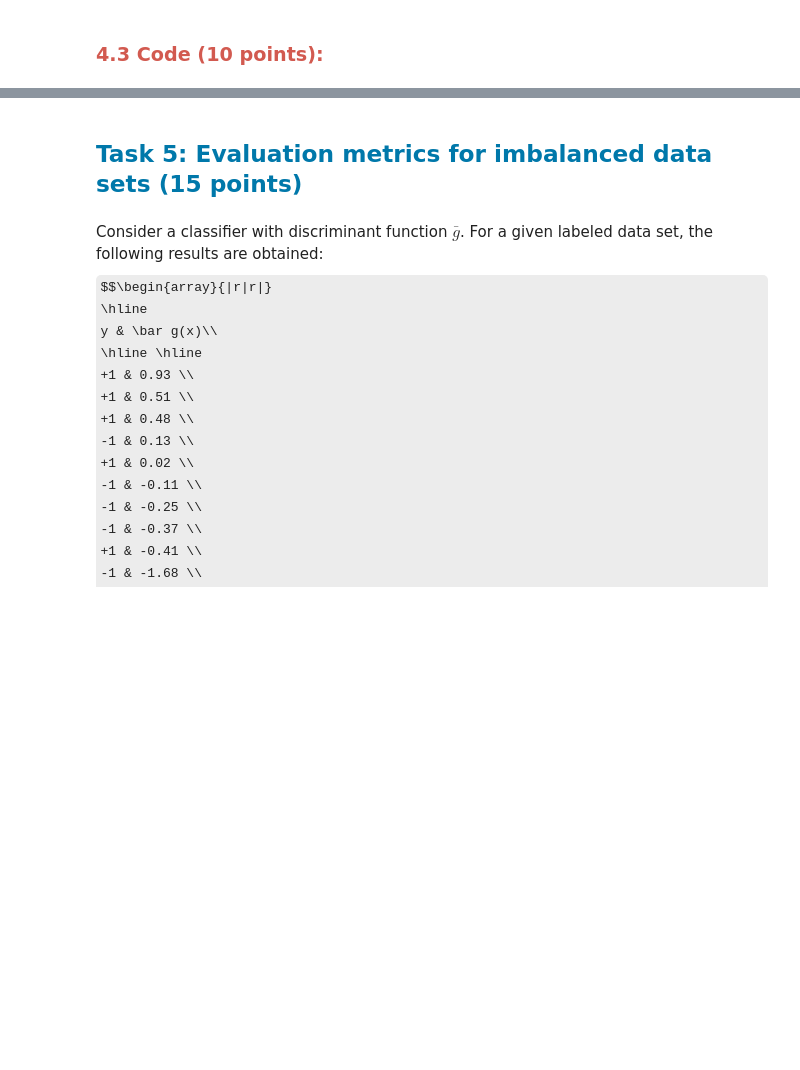
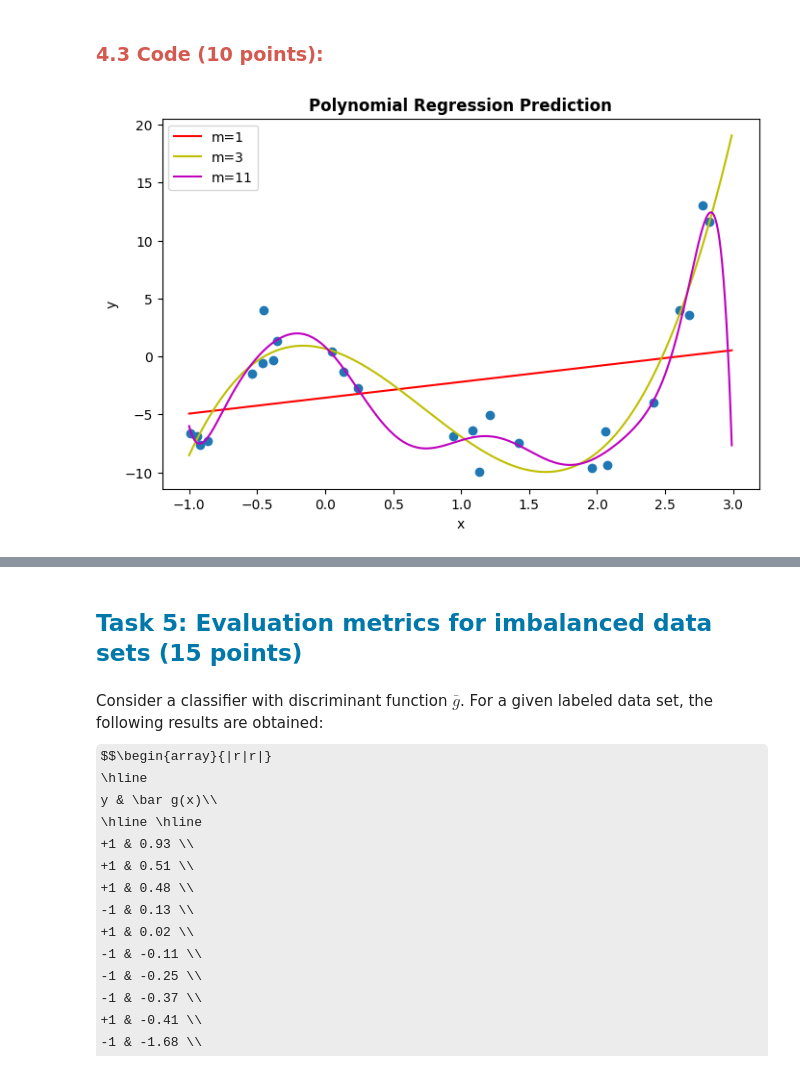
Before and after one commit to StefanHaslhofer/MachineLearningSupervised, a Jupyter notebook: Assignment2/Assignment_2_StefanHaslhofer_11908757.ipynb, the cells around one changed output, grey strips where cells are left out. Drawn from its saved outputs; the diff is of its cells as text; code cells hidden in the pictures; some formulas as TeX source; blank space fills up the shorter version.

```diff
--- a/Assignment2/Assignment_2_StefanHaslhofer_11908757.ipynb
+++ b/Assignment2/Assignment_2_StefanHaslhofer_11908757.ipynb
@@ -555,8 +563,8 @@ def create_train_X(k,l,xmin,xmax):
     np.random.seed(12)
 
     # your code goes here ↓↓↓
-
-    return None
+    train_x = np.random.uniform(low=xmin, high=xmax, size=(k, l))
+    return train_x
 # %%
 def create_train_y(k,l,X_train,mu,std,func):
     """
@@ -573,8 +581,14 @@ def create_train_y(k,l,X_train,mu,std,func):
     np.random.seed(12)
 
     # your code goes here ↓↓↓
+    noise = np.random.normal(mu, std, size=(k, l))
+    train_y = np.zeros((k, l))
 
-    return None
+    for k_i in range(k):
+        for l_i in range(l):
+            train_y[k_i][l_i] = func(X_train[k_i][l_i]) + noise[k_i][l_i]
+
+    return train_y
 # %%
 def bias_var(X_train,y_train,M,k,func):
     """
@@ -604,8 +624,8 @@ M = 11
 xmin=-1
 xmax=3
 mu=0
-sigma=4
-std=np.sqrt(sigma)
+sigmasq=4
+std=np.sqrt(sigmasq)
 
 X_train = create_train_X(k,l,xmin,xmax)
 y_train = create_train_y(k,l,X_train,mu,std,func_f)
@@ -643,11 +672,22 @@ def plot3(X_train, y_train, x, pol_reg_):
     """
     fig3 = plt.figure(figsize=(8,5))
     # your code goes here ↓↓↓
+    plt.title('Polynomial Regression Prediction', fontweight='bold')
+    plt.scatter(X_train[0], y_train[0])
+    plt.plot(x, pol_reg_pred(X_train[0], y_train[0], x, 1), c='r', label='m=1')
+    plt.plot(x, pol_reg_pred(X_train[0], y_train[0], x, 3), c='y', label='m=3')
+    plt.plot(x, pol_reg_pred(X_train[0], y_train[0], x, 11), c='m', label='m=11')
+    plt.xlabel("x")
+    plt.ylabel("y")
+    plt.legend()
+    plt.show()
 
     return fig3
 # %%
 # Nothing to do here, just run the cell.
 fig3 = plot3(X_train, y_train,x_, pol_reg_pred)
-assert isinstance(fig, Figure)
+assert isinstance(fig3, Figure)
+# %% [output]
+[figure, added]
 # %%
 # Visualize unavoidable error, squared bias, model variance and total EPE vs. m in [1,11]
```
Also changed, not shown: parts of 16 cells of this notebook, 1 other file.
